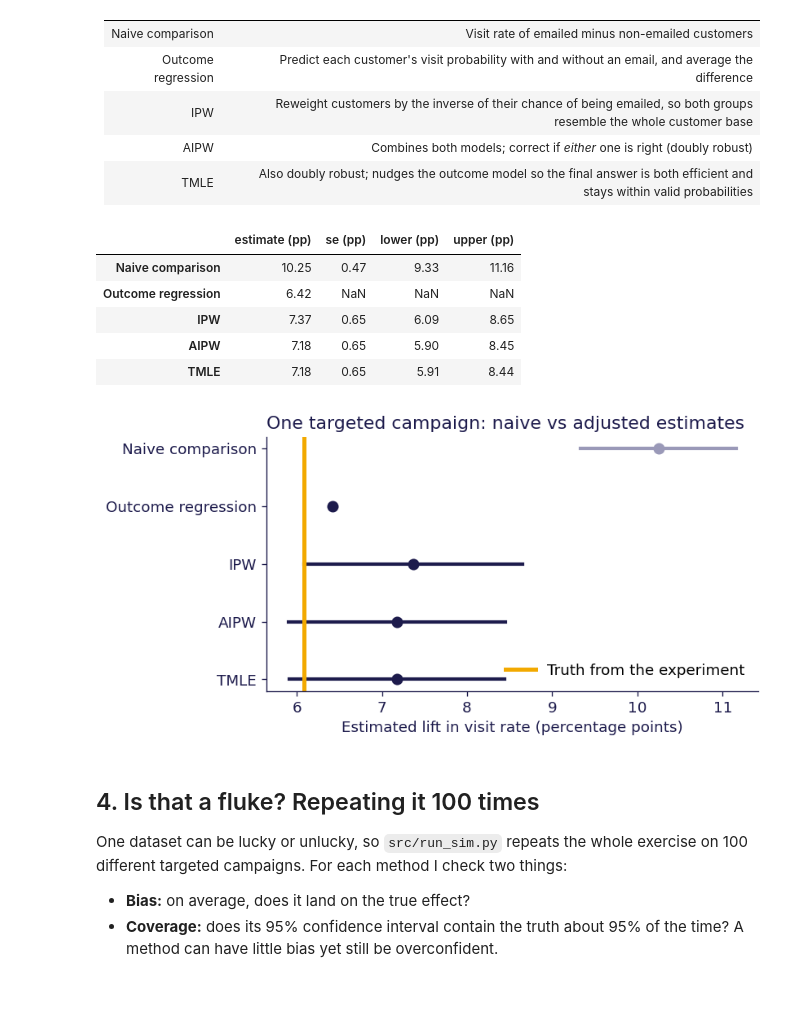
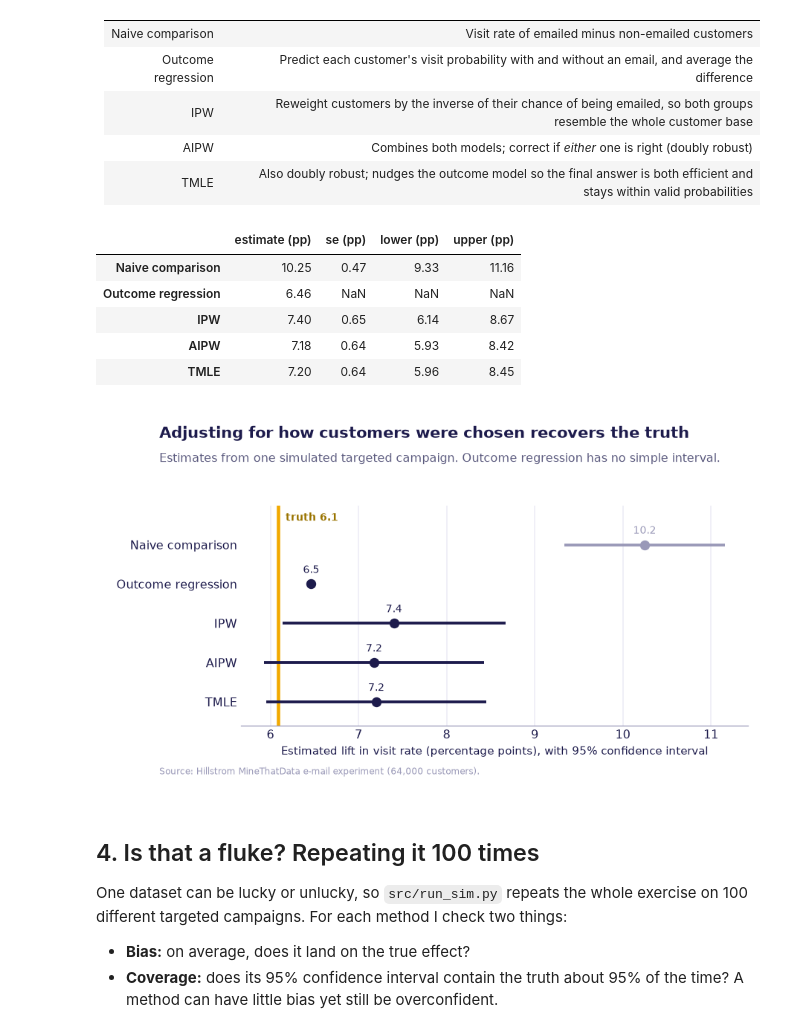
Before and after one commit to Asantewaah/email-campaign-causal-impact, a Jupyter notebook: notebooks/campaign_impact.ipynb, the cells around one changed output. Saved outputs shown, nothing was run; the diff lists cells and outputs as text; code cells hidden in the pictures; blank space fills up the shorter version.

```diff
--- a/notebooks/campaign_impact.ipynb
+++ b/notebooks/campaign_impact.ipynb
@@ -13,11 +13,9 @@
 import sys; sys.path.append("../src")
 import numpy as np, pandas as pd, matplotlib.pyplot as plt
 from causal import load_hillstrom, make_features, simulate_targeting, estimate_all, naive
+from plots import apply_style, balance_plot, forest_plot, simulation_plot, heterogeneity_plot
 
-INK, GOLD, BLUE, GREY = "#1D1B4C", "#F2A900", "#2F45C9", "#9A99B8"
-plt.rcParams.update({"figure.dpi": 120, "axes.spines.top": False, "axes.spines.right": False,
-                     "axes.edgecolor": INK, "axes.labelcolor": INK, "xtick.color": INK, "ytick.color": INK,
-                     "font.size": 11})
+apply_style()
 df = load_hillstrom("../data/hillstrom.csv")
 df.head()
 # %% [output]
@@ -97,28 +86,17 @@ I compare five estimators. All adjusted methods use the same customer features,
 # %%
 res = estimate_all(obs, seed=7)
 display((res * 100).round(2).rename(columns=lambda c: c + " (pp)"))
 
 order = ["Naive comparison", "Outcome regression", "IPW", "AIPW", "TMLE"]
-fig, ax = plt.subplots(figsize=(7, 3.6))
-for i, name in enumerate(order[::-1]):
-    r = res.loc[name]; col = GREY if name == "Naive comparison" else INK
-    if not np.isnan(r.se):
-        ax.plot([r.lower * 100, r.upper * 100], [i, i], color=col, lw=2.5)
-    ax.scatter(r.estimate * 100, i, color=col, s=55, zorder=3)
-ax.axvline(truth["estimate"] * 100, color=GOLD, lw=3, label="Truth from the experiment")
-ax.set_yticks(range(len(order)), order[::-1])
-ax.set_xlabel("Estimated lift in visit rate (percentage points)")
-ax.set_title("One targeted campaign: naive vs adjusted estimates", loc="left", color=INK)
-ax.legend(frameon=False, loc="lower right")
-fig.tight_layout(); fig.savefig("../figures/single_run.png", bbox_inches="tight"); plt.show()
+forest_plot(res, truth["estimate"], order, "../figures/single_run.png");
 # %% [output]
 |  | estimate (pp) | se (pp) | lower (pp) | upper (pp) |
 | Naive comparison | 10.25 | 0.47 | 9.33 | 11.16 |
-| Outcome regression | 6.42 | NaN | NaN | NaN |
-| IPW | 7.37 | 0.65 | 6.09 | 8.65 |
-| AIPW | 7.18 | 0.65 | 5.90 | 8.45 |
-| TMLE | 7.18 | 0.65 | 5.91 | 8.44 |
+| Outcome regression | 6.46 | NaN | NaN | NaN |
+| IPW | 7.40 | 0.65 | 6.14 | 8.67 |
+| AIPW | 7.18 | 0.64 | 5.93 | 8.42 |
+| TMLE | 7.20 | 0.64 | 5.96 | 8.45 |
-[figure, old version]
+[figure, new version]
 # %% [markdown]
 ## 4. Is that a fluke? Repeating it 100 times
 
```
Also changed, not shown: parts of 3 cells of this notebook, 6 other files.
